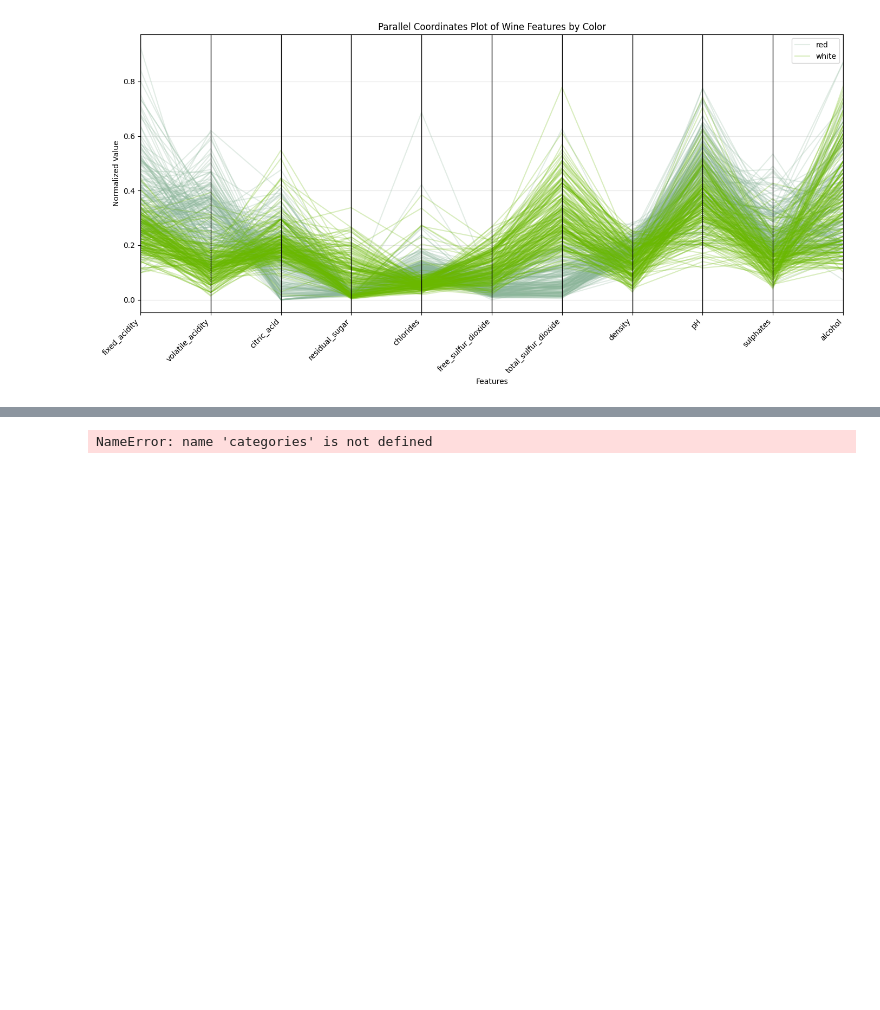
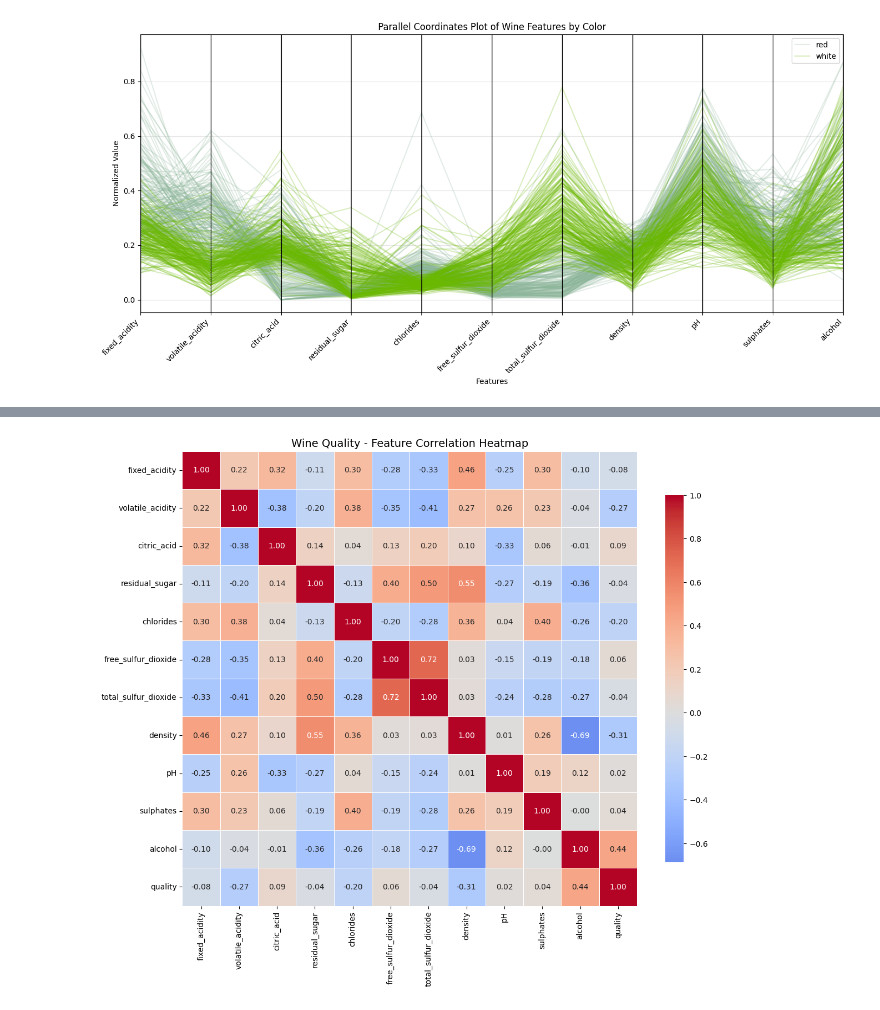
Before and after one commit to devingineer/CS4990-Projects, a Jupyter notebook: Project3/Project3.ipynb, the cells around one changed output, grey strips where cells are left out. Drawn from its saved outputs; the diff is of its cells as text; code cells hidden in the pictures; blank space fills up the shorter version.

Commit message:
Project 3 Visualizations

```diff
--- a/Project3/Project3.ipynb
+++ b/Project3/Project3.ipynb
@@ -224,24 +217,25 @@ plt.show()
 # %%
-import seaborn as sns
+numeric_cols = df.select_dtypes(include="number").columns
 
-corr = df[categories + ["quality"]].corr()
+corr = df[numeric_cols].corr()
 
 plt.figure(figsize=(12, 10))
 sns.heatmap(
     corr,
     annot=True,
-    fmt='.2f',
-    cmap='coolwarm',
+    fmt=".2f",
+    cmap="coolwarm",
     center=0,
     square=True,
     linewidths=0.5,
-    cbar_kws={'shrink': 0.8}
+    cbar_kws={"shrink": 0.8}
 )
+
 plt.title("Wine Quality - Feature Correlation Heatmap", size=14)
 plt.tight_layout()
 plt.show()
 # %% [output]
-NameError: name 'categories' is not defined
+[figure, added]
 # %%
 # fetch dataset
 iris = fetch_ucirepo(id=53)
```
Also changed, not shown: parts of 11 cells of this notebook, 1 other file.
